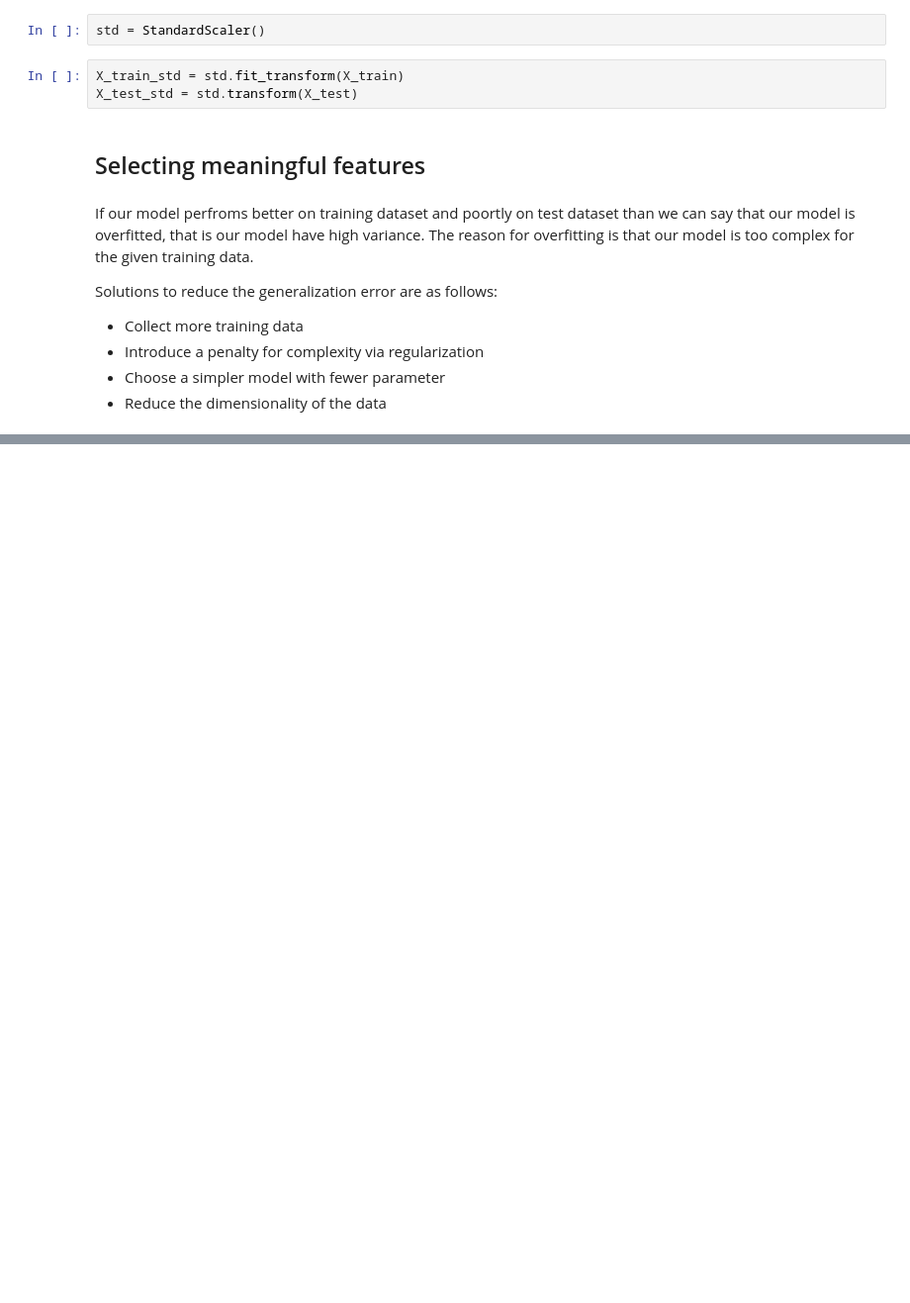
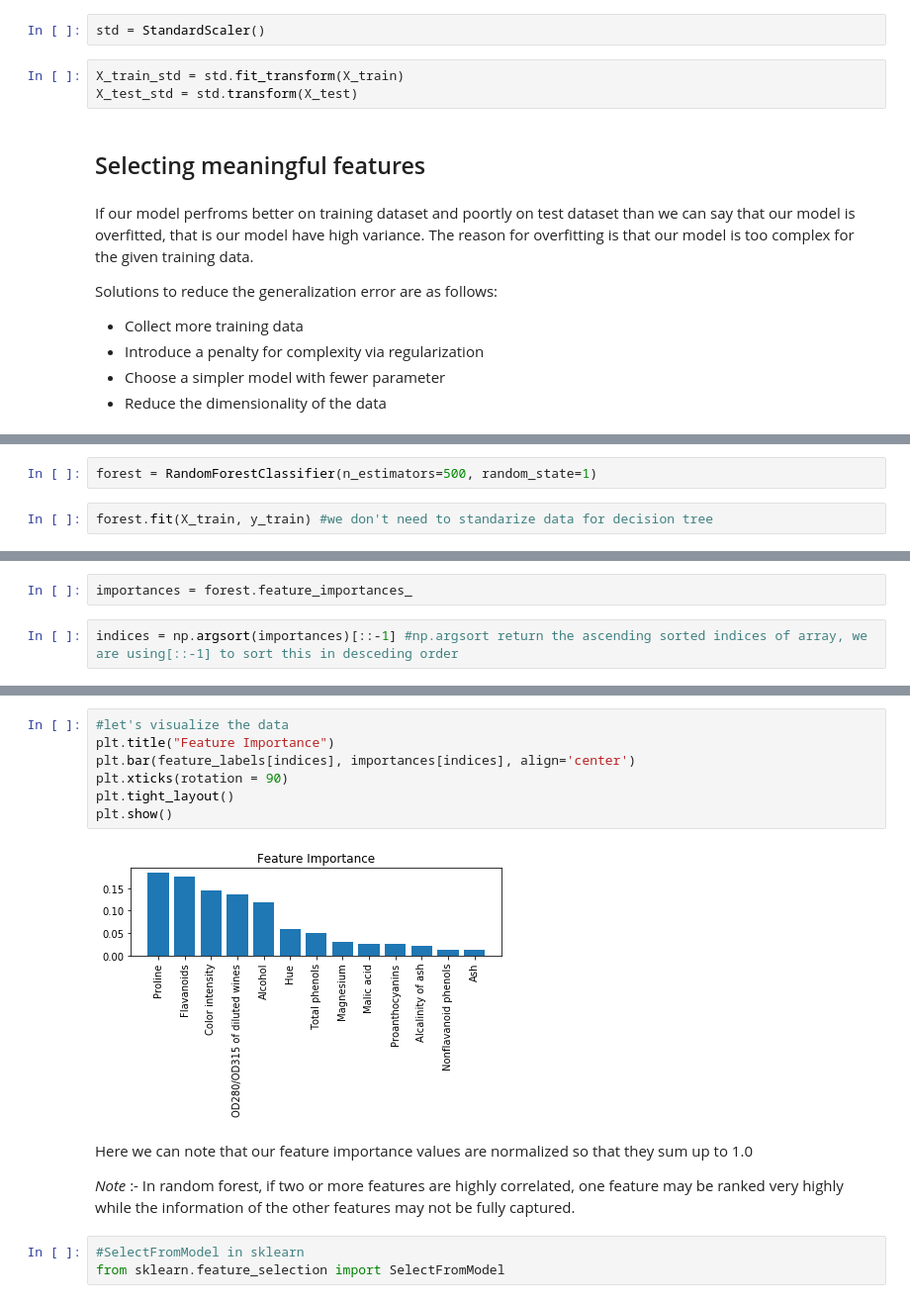
Before and after one commit to rishav-ish/MachineLearning, a Jupyter notebook: Chapter 4.ipynb, the cells around one changed output, grey strips where cells are left out. Shown at 99% size. Saved outputs shown, nothing was run; the diff lists cells and outputs as text; blank space fills up the shorter version.

```diff
--- a/Chapter 4.ipynb
+++ b/Chapter 4.ipynb
@@ -336,0 +445,4 @@ Solutions to reduce the generalization error are as follows:
+# %%
+forest = RandomForestClassifier(n_estimators=500, random_state=1)
+# %%
+forest.fit(X_train, y_train) #we don't need to standarize data for decision tree
@@ -336,0 +457,4 @@ Solutions to reduce the generalization error are as follows:
+# %%
+importances = forest.feature_importances_
+# %%
+indices = np.argsort(importances)[::-1] #np.argsort return the ascending sorted indices of array, we are using[::-1] to sort this in desceding order
@@ -336,0 +478,16 @@ Solutions to reduce the generalization error are as follows:
+# %%
+#let's visualize the data
+plt.title("Feature Importance")
+plt.bar(feature_labels[indices], importances[indices], align='center')
+plt.xticks(rotation = 90)
+plt.tight_layout()
+plt.show()
+# %% [output]
+[figure, added]
+# %% [markdown]
+Here we can note that our feature importance values are normalized so that they sum up to 1.0
+
+*Note* :- In random forest, if two or more features are highly correlated, one feature may be ranked very highly while the information of the other features may not be fully captured.
+# %%
+#SelectFromModel in sklearn
+from sklearn.feature_selection import SelectFromModel
```
Also changed, not shown: parts of 25 cells of this notebook, 4 other files.
